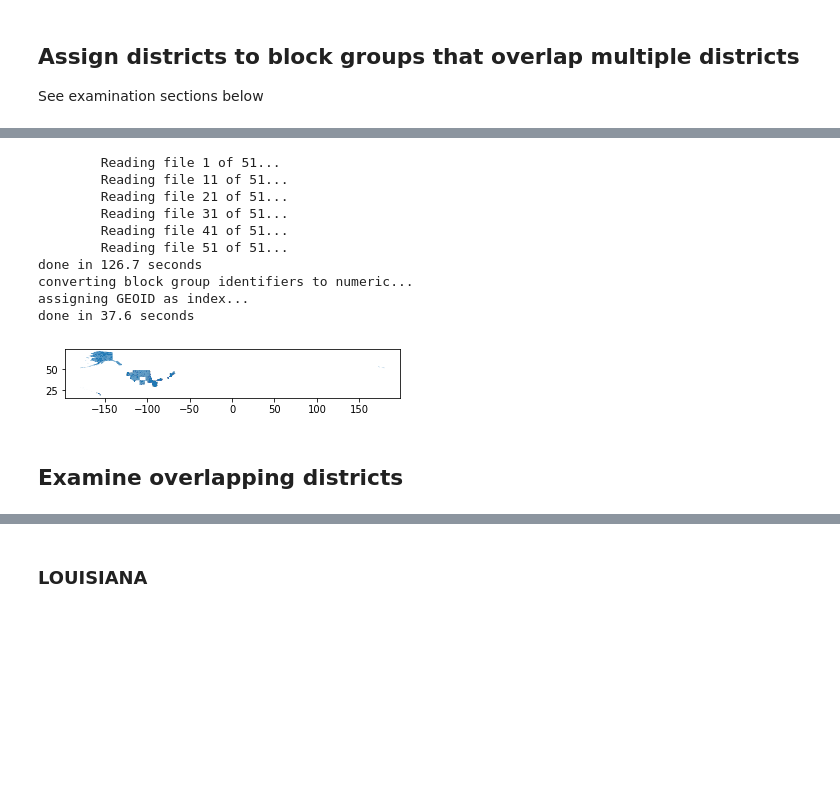
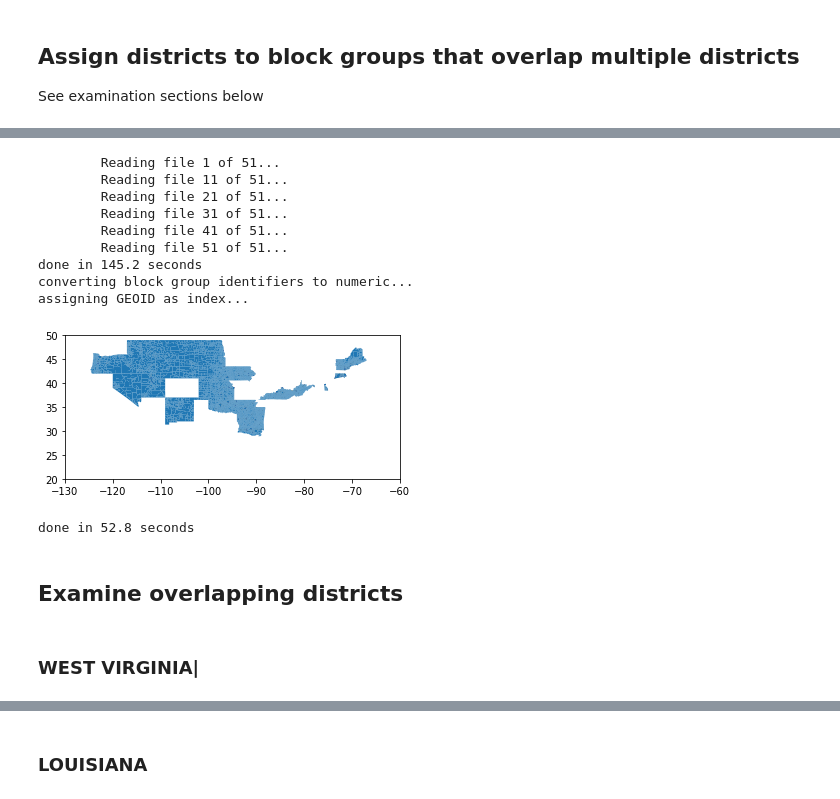
Before and after one commit to raddick/gerrymandering, a Jupyter notebook: gerrymander-usa3-6.ipynb, the cells around one changed output, grey strips where cells are left out. Saved outputs shown, nothing was run; the diff lists cells and outputs as text; code cells hidden in the pictures; blank space fills up the shorter version.

```diff
--- a/gerrymander-usa3-6.ipynb
+++ b/gerrymander-usa3-6.ipynb
@@ -599,36 +599,44 @@ for i in range(0, len(bg_file_list)):
     bg_gdf_i = geopandas.read_file(bg_file_list[i])
     bg_gdf = pandas.concat((bg_gdf, bg_gdf_i), axis=0, sort=False)
 e = time.time()
 print('done in {0:,.1f} seconds'.format(e-s))
 
 
 s = time.time()
 print('converting block group identifiers to numeric...')
 bg_gdf.loc[:, 'STATEFP'] = pandas.to_numeric(bg_gdf['STATEFP'], errors='coerce')
 bg_gdf.loc[:, 'COUNTYFP'] = pandas.to_numeric(bg_gdf['COUNTYFP'], errors='coerce')
 bg_gdf.loc[:, 'TRACTCE'] = pandas.to_numeric(bg_gdf['TRACTCE'].apply(lambda x: str(x)[0:4]+'.'+str(x)[4:]), errors='coerce')
 bg_gdf.loc[:, 'BLKGRPCE'] = pandas.to_numeric(bg_gdf['BLKGRPCE'], errors='coerce')
 
 
 print('assigning GEOID as index...')
 bg_gdf.loc[:, 'GEOID'] = bg_gdf['GEOID'].apply(lambda x: '15000US'+str(x))#
 bg_gdf = bg_gdf.set_index('GEOID')
 
-geopandas.GeoDataFrame(data=z.join(bg_gdf.geometry, how='left'), crs=bg_gdf.crs, geometry='geometry').plot()
 
+newtestgdf = geopandas.GeoDataFrame(data=z.join(bg_gdf.geometry, how='left'), crs=bg_gdf.crs, geometry='geometry')
+
+fig,ax = plt.subplots(1,1)
+newtestgdf.plot(ax=ax)
+plt.xlim(-130,-60)
+plt.ylim(20,50)
+plt.show()
 e = time.time()
 print('done in {0:,.1f} seconds'.format(e-s))
 # %% [output]
         Reading file 1 of 51...
         Reading file 11 of 51...
         Reading file 21 of 51...
         Reading file 31 of 51...
         Reading file 41 of 51...
         Reading file 51 of 51...
-done in 126.7 seconds
+done in 145.2 seconds
 converting block group identifiers to numeric...
 assigning GEOID as index...
-done in 37.6 seconds
-[figure, old version]
+[figure, new version]
+done in 52.8 seconds
 # %% [markdown]
 ## Examine overlapping districts
+# %% [markdown]
+### WEST VIRGINIA|
```
Also changed, not shown: parts of 10 cells of this notebook, 8 other files.
